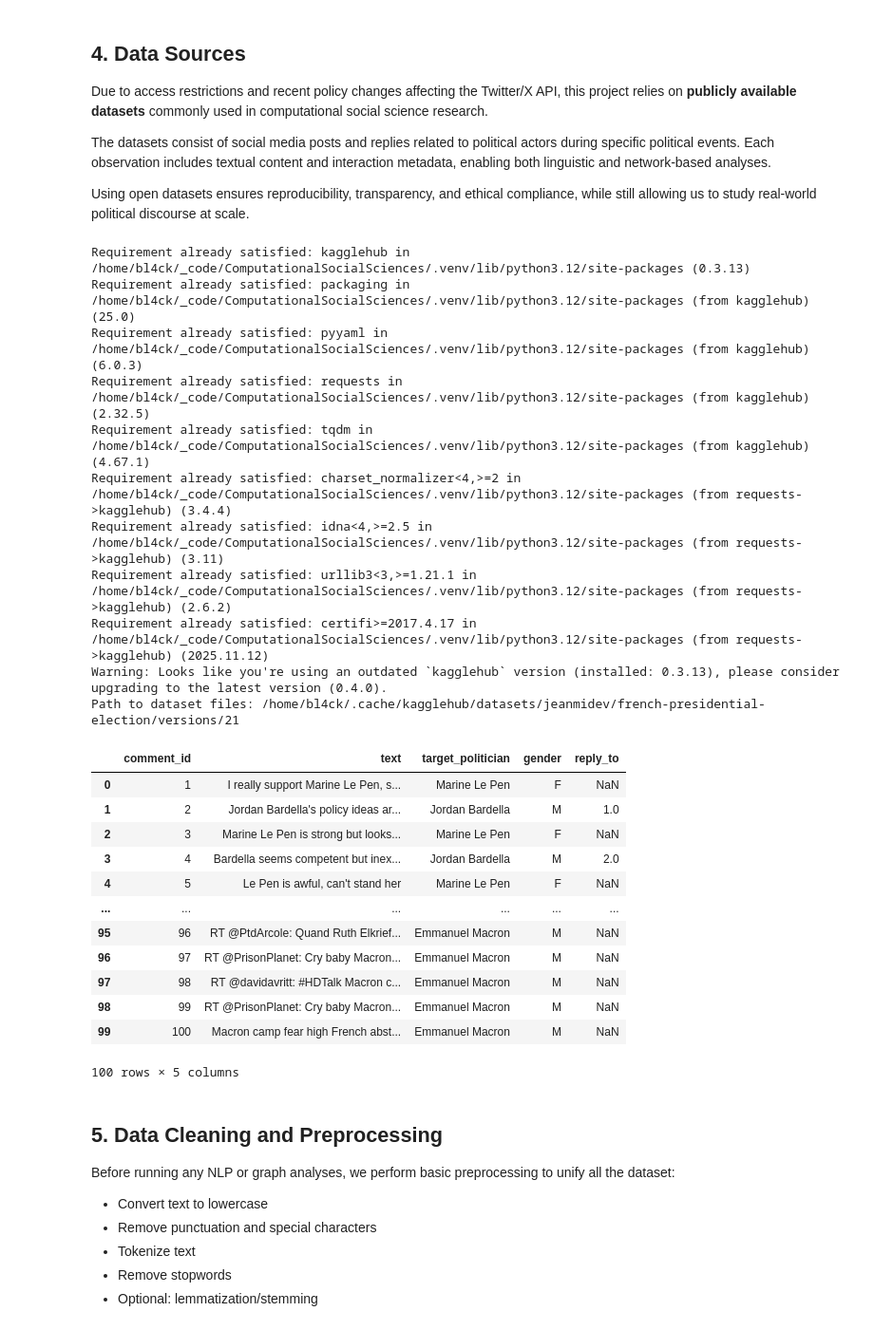
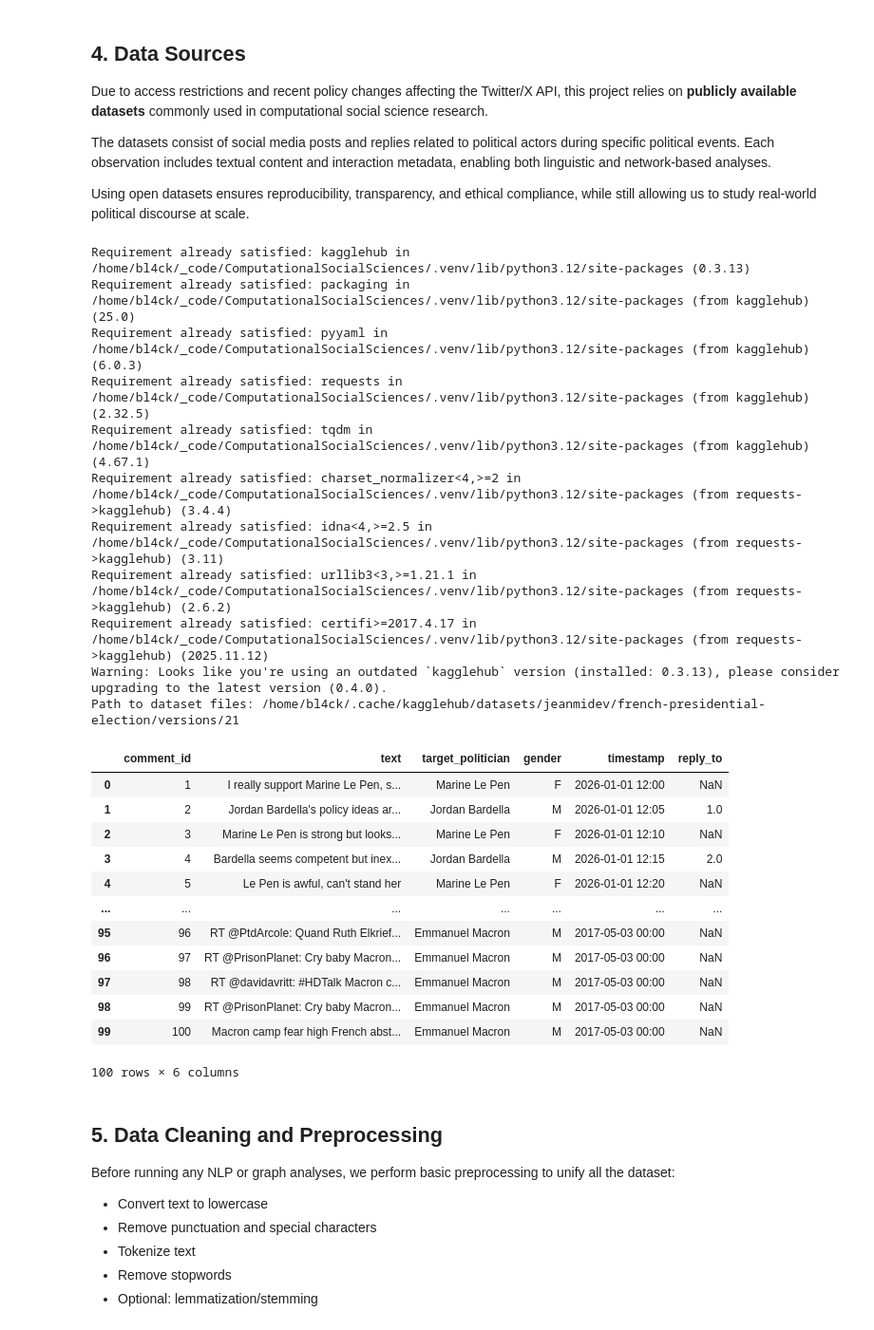
Before and after one commit to micagonzdark/ComputationalSocialSciences, a Jupyter notebook: project/analysis.ipynb, the cells around one changed output. Shown at 95% size. Drawn from its saved outputs; the diff is of its cells as text; code cells hidden in the pictures.

Commit message:
4-project-starting-point: Add the timestamp field to the extracted data
Signed-off-by: marcutudor79 <marcutudor5@protonmail.com>

```diff
--- a/project/analysis.ipynb
+++ b/project/analysis.ipynb
@@ -156,6 +161,7 @@ Using open datasets ensures reproducibility, transparency, and ethical complianc
 # %%
 !pip install kagglehub
 import kagglehub
+LIMIT_NO_COMM = 1000  # limit number of comments per politician for testing
 
 # Download latest version
 path = kagglehub.dataset_download("jeanmidev/french-presidential-election")
@@ -182,10 +188,11 @@ for m in mention:
         connection = sqlite3.connect(file_path)
         # print("Reading the database")
 
-        sql_query = f"SELECT text FROM data WHERE lang='en' AND "+m+"=1;"
+        sql_query = f"SELECT text, day, hour FROM data WHERE lang='en' AND "+m+"=1;"
         if m not in dfs_dict:
             dfs_dict[m] = []
         dfs_dict[m].append(pd.read_sql_query(sql_query, connection))
+
 
         connection.close()
 
@@ -205,55 +212,64 @@ data = {
     ],
     "target_politician": ["Marine Le Pen","Jordan Bardella","Marine Le Pen","Jordan Bardella","Marine Le Pen"],
     "gender": ["F","M","F","M","F"],
-    # "timestamp": pd.to_datetime(["2026-01-01 12:00","2026-01-01 12:05","2026-01-01 12:10","2026-01-01 12:15","2026-01-01 12:20"]),
-    "reply_to": [None, 1, None, 2, None]
+    "timestamp": ["2026-01-01 12:00","2026-01-01 12:05","2026-01-01 12:10","2026-01-01 12:15","2026-01-01 12:20"],  # Keep as strings
+    "reply_to": [None, 1, None, 2, None],
 }
 
-LIMIT_NO_COMM = 1000  # limit number of comments per politician for testing
 for m in mention:
     limit = LIMIT_NO_COMM
-    for comm in dfs_dict[m]["text"]:
+    # Get the corresponding dataframe from dfs_dict
+    df_mention = dfs_dict[m]
+
+    for idx, row in df_mention.iterrows():
         data["comment_id"].append(len(data["comment_id"])+1)
-        data["text"].append(comm)
+        data["text"].append(row["text"])  # Get text from dfs_dict
+
         if m == '"mention_Le PEN"':
             data["target_politician"].append("Marine Le Pen")
             data["gender"].append("F")
         else:
             data["target_politician"].append("Emmanuel Macron")
             data["gender"].append("M")
+
         data["reply_to"].append(None)
-        # data["timestamp"].append(pd.to_datetime("2026-01-01 12:30"))
+
+        # Create timestamp from day and hour
+        # Assuming day is day of year or day of month
+        timestamp_str = f"{row['day']} {row['hour']}:00"
+        data["timestamp"].append(timestamp_str)
+
         if limit <= 0:
             break
         limit -= 1
 
 df = pd.DataFrame(data)
 df.head(100)
 # %% [output]
 Requirement already satisfied: kagglehub in /home/bl4ck/_code/ComputationalSocialSciences/.venv/lib/python3.12/site-packages (0.3.13)
 Requirement already satisfied: packaging in /home/bl4ck/_code/ComputationalSocialSciences/.venv/lib/python3.12/site-packages (from kagglehub) (25.0)
 Requirement already satisfied: pyyaml in /home/bl4ck/_code/ComputationalSocialSciences/.venv/lib/python3.12/site-packages (from kagglehub) (6.0.3)
 Requirement already satisfied: requests in /home/bl4ck/_code/ComputationalSocialSciences/.venv/lib/python3.12/site-packages (from kagglehub) (2.32.5)
 Requirement already satisfied: tqdm in /home/bl4ck/_code/ComputationalSocialSciences/.venv/lib/python3.12/site-packages (from kagglehub) (4.67.1)
 Requirement already satisfied: charset_normalizer<4,>=2 in /home/bl4ck/_code/ComputationalSocialSciences/.venv/lib/python3.12/site-packages (from requests->kagglehub) (3.4.4)
 Requirement already satisfied: idna<4,>=2.5 in /home/bl4ck/_code/ComputationalSocialSciences/.venv/lib/python3.12/site-packages (from requests->kagglehub) (3.11)
 Requirement already satisfied: urllib3<3,>=1.21.1 in /home/bl4ck/_code/ComputationalSocialSciences/.venv/lib/python3.12/site-packages (from requests->kagglehub) (2.6.2)
 Requirement already satisfied: certifi>=2017.4.17 in /home/bl4ck/_code/ComputationalSocialSciences/.venv/lib/python3.12/site-packages (from requests->kagglehub) (2025.11.12)
 Warning: Looks like you're using an outdated `kagglehub` version (installed: 0.3.13), please consider upgrading to the latest version (0.4.0).
 Path to dataset files: /home/bl4ck/.cache/kagglehub/datasets/jeanmidev/french-presidential-election/versions/21
-|  | comment_id | text | target_politician | gender | reply_to |
-| 0 | 1 | I really support Marine Le Pen, s... | Marine Le Pen | F | NaN |
-| 1 | 2 | Jordan Bardella's policy ideas ar... | Jordan Bardella | M | 1.0 |
-| 2 | 3 | Marine Le Pen is strong but looks... | Marine Le Pen | F | NaN |
-| 3 | 4 | Bardella seems competent but inex... | Jordan Bardella | M | 2.0 |
-| 4 | 5 | Le Pen is awful, can't stand her | Marine Le Pen | F | NaN |
-| ... | ... | ... | ... | ... | ... |
-| 95 | 96 | RT @PtdArcole: Quand Ruth Elkrief... | Emmanuel Macron | M | NaN |
-| 96 | 97 | RT @PrisonPlanet: Cry baby Macron... | Emmanuel Macron | M | NaN |
-| 97 | 98 | RT @davidavritt: #HDTalk Macron c... | Emmanuel Macron | M | NaN |
-| 98 | 99 | RT @PrisonPlanet: Cry baby Macron... | Emmanuel Macron | M | NaN |
-| 99 | 100 | Macron camp fear high French abst... | Emmanuel Macron | M | NaN |
+|  | comment_id | text | target_politician | gender | timestamp | reply_to |
+| 0 | 1 | I really support Marine Le Pen, s... | Marine Le Pen | F | 2026-01-01 12:00 | NaN |
+| 1 | 2 | Jordan Bardella's policy ideas ar... | Jordan Bardella | M | 2026-01-01 12:05 | 1.0 |
+| 2 | 3 | Marine Le Pen is strong but looks... | Marine Le Pen | F | 2026-01-01 12:10 | NaN |
+| 3 | 4 | Bardella seems competent but inex... | Jordan Bardella | M | 2026-01-01 12:15 | 2.0 |
+| 4 | 5 | Le Pen is awful, can't stand her | Marine Le Pen | F | 2026-01-01 12:20 | NaN |
+| ... | ... | ... | ... | ... | ... | ... |
+| 95 | 96 | RT @PtdArcole: Quand Ruth Elkrief... | Emmanuel Macron | M | 2017-05-03 00:00 | NaN |
+| 96 | 97 | RT @PrisonPlanet: Cry baby Macron... | Emmanuel Macron | M | 2017-05-03 00:00 | NaN |
+| 97 | 98 | RT @davidavritt: #HDTalk Macron c... | Emmanuel Macron | M | 2017-05-03 00:00 | NaN |
+| 98 | 99 | RT @PrisonPlanet: Cry baby Macron... | Emmanuel Macron | M | 2017-05-03 00:00 | NaN |
+| 99 | 100 | Macron camp fear high French abst... | Emmanuel Macron | M | 2017-05-03 00:00 | NaN |
-100 rows × 5 columns
+100 rows × 6 columns
 # %% [markdown]
 ## 5. Data Cleaning and Preprocessing
 
```
Also changed, not shown: parts of 4 cells of this notebook.
